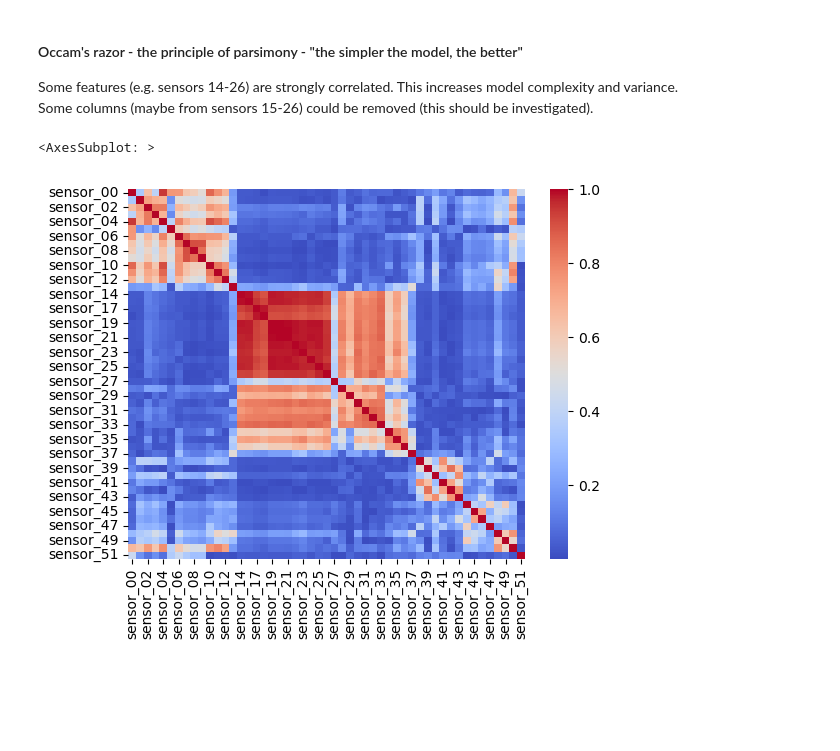
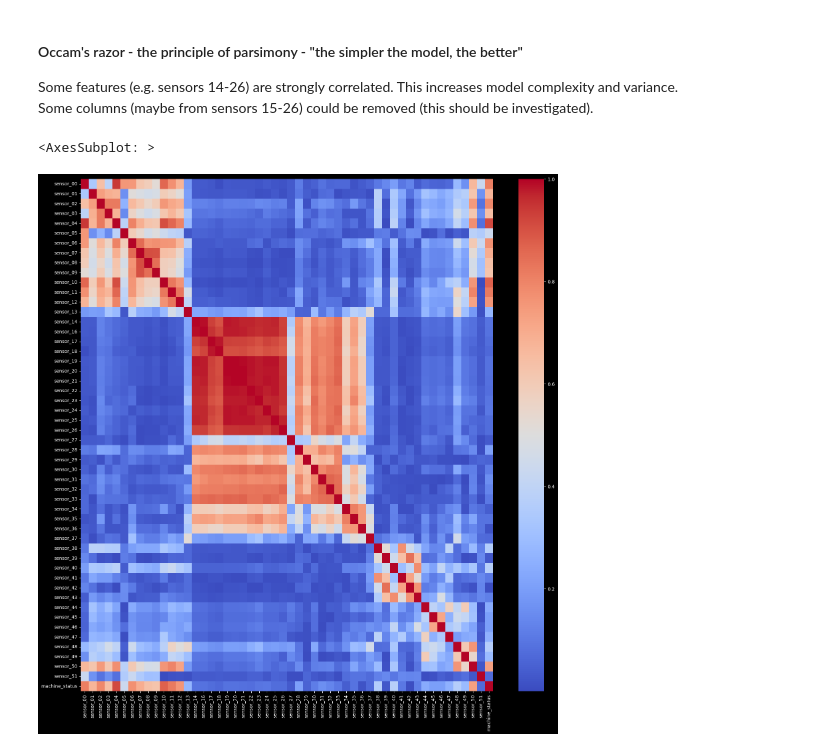
Before and after one commit to piotr-druzdzel/LSTM-for-Time-Series-Sensor-Data, a Jupyter notebook: main.ipynb, the cells around one changed output. Drawn from its saved outputs; the diff is of its cells as text; code cells hidden in the pictures; blank space fills up the shorter version.

Commit message:
deciding on additiona columns to drop

```diff
--- a/main.ipynb
+++ b/main.ipynb
@@ -57,7 +61,7 @@ memory usage: 92.5+ MB
 - All data from Sensor 15 is missing - can be dropped. This sensor should be checked on-site immediately. <br>
 - First column "Unnamed: 0" contains only the index - can be dropped, because it is reduntant.
 # %%
-drop_cols = ['sensor_15', 'Unnamed: 0']
+drop_cols = ['sensor_15', 'Unnamed: 0', 'timestamp']
 df.drop(drop_cols, axis=1, inplace=True)
 # %%
 df.describe().transpose()
@@ -138,0 +154,5 @@ Name: machine_status, dtype: int64
+# %%
+# replacing values
+df['machine_status'].replace(['NORMAL', 'RECOVERING', 'BROKEN'], [0, 1, 2], inplace=True)
+
+df.machine_status.value_counts()
@@ -212,7 +270,8 @@ Some columns (maybe from sensors 15-26) could be removed (this should be investi
 # %%
 # Create correlation matrix
 corr_matrix = df.corr().abs()
+plt.figure(figsize=(20, 20))
 sns.heatmap(corr_matrix, cmap='coolwarm')
 # %% [output]
 <AxesSubplot: >
-[figure, old version]
+[figure, new version]
```
Also changed, not shown: parts of 29 cells of this notebook.
